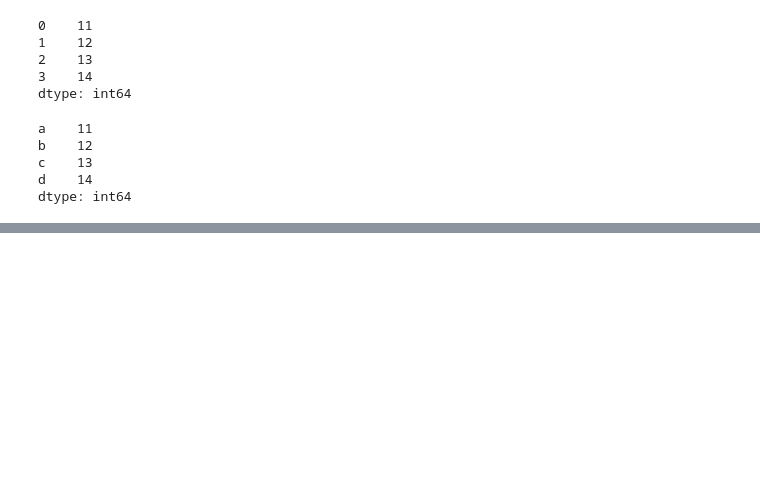
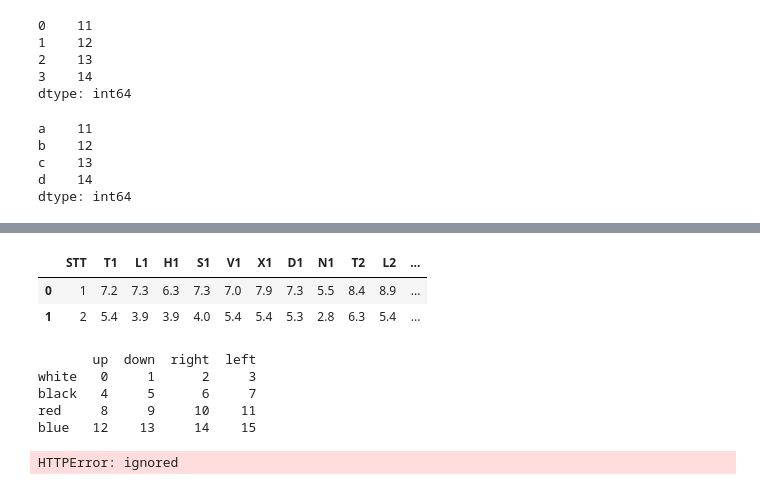
Before and after one commit to hqmkhoa/PhanTichDuLieu, a Jupyter notebook: Lab01.ipynb, the cells around one changed output, grey strips where cells are left out. Cells and saved outputs as stored; diff of their text form; code cells hidden in the pictures; blank space fills up the shorter version.

```diff
--- a/Lab01.ipynb
+++ b/Lab01.ipynb
@@ -24,0 +90,28 @@ dtype: int64
+# %%
+data = pd.read_csv("https://raw.githubusercontent.com/huynhhoc/phantichdulieu/main/Data/dulieuxettuyendaihoc.csv")
+data.head(2)
+# %% [output]
+|  | STT | T1 | L1 | H1 | S1 | V1 | X1 | D1 | N1 | T2 | L2 | ... |
+| 0 | 1 | 7.2 | 7.3 | 6.3 | 7.3 | 7.0 | 7.9 | 7.3 | 5.5 | 8.4 | 8.9 | ... |
+| 1 | 2 | 5.4 | 3.9 | 3.9 | 4.0 | 5.4 | 5.4 | 5.3 | 2.8 | 6.3 | 5.4 | ... |
+# %%
+import numpy as np
+frame = pd.DataFrame(np.arange(16).reshape(4,4),
+		index =['white', 'black', 'red','blue'],
+		columns =['up', 'down', 'right', 'left'])
+frame.to_json('frame.json')
+#Read json-formatted data
+jsonFrame = pd.read_json('frame.json')
+print(jsonFrame)
+# %% [output]
+       up  down  right  left
+white   0     1      2     3
+black   4     5      6     7
+red     8     9     10    11
+blue   12    13     14    15
+# %%
+import pandas as pd
+example11 = pd.read_table('https://raw.githubusercontent.com/huynhhoc/DataAnalystDeepLearning/main/Data/example11.txt', sep='\D+', header=None, engine='python')
+print (example11)
+# %% [output]
+HTTPError: ignored
```
Also changed, not shown: parts of 7 cells of this notebook.
